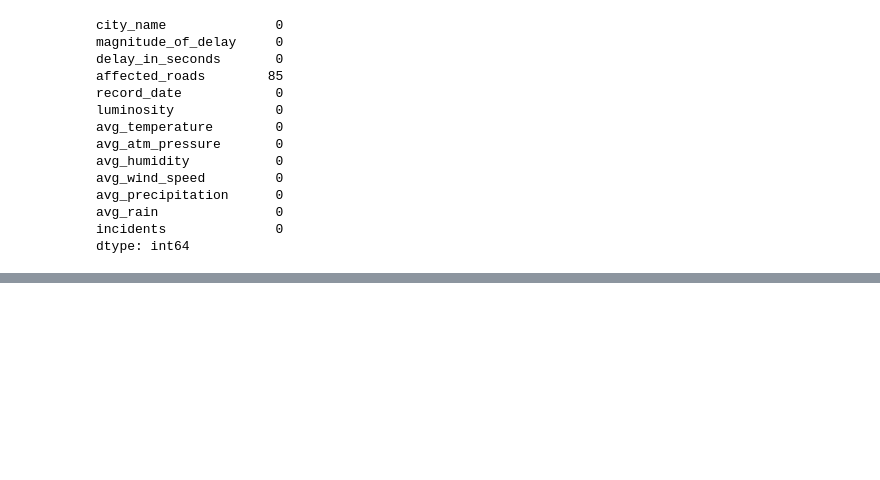
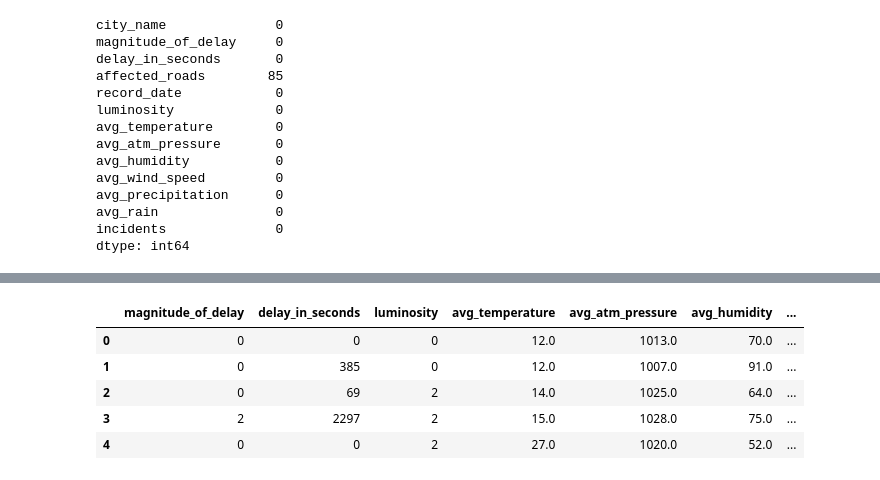
Before and after one commit to MiguelSantaCruz/DAA2022, a Jupyter notebook: Dataset Kaggle/trabalho_incidents.ipynb, the cells around one changed output, grey strips where cells are left out. Cells and saved outputs as stored; diff of their text form; code cells hidden in the pictures; blank space fills up the shorter version.

```diff
--- a/Dataset Kaggle/trabalho_incidents.ipynb
+++ b/Dataset Kaggle/trabalho_incidents.ipynb
@@ -116,0 +221,13 @@ dtype: int64
+# %%
+training.drop("record_date",axis=1,inplace = True)
+training.drop("record_minute",axis=1,inplace = True)
+training.drop("record_year",axis=1,inplace = True)
+
+training.head()
+# %% [output]
+|  | magnitude_of_delay | delay_in_seconds | luminosity | avg_temperature | avg_atm_pressure | avg_humidity | ... |
+| 0 | 0 | 0 | 0 | 12.0 | 1013.0 | 70.0 | ... |
+| 1 | 0 | 385 | 0 | 12.0 | 1007.0 | 91.0 | ... |
+| 2 | 0 | 69 | 2 | 14.0 | 1025.0 | 64.0 | ... |
+| 3 | 2 | 2297 | 2 | 15.0 | 1028.0 | 75.0 | ... |
+| 4 | 0 | 0 | 2 | 27.0 | 1020.0 | 52.0 | ... |
```
Also changed, not shown: parts of 15 cells of this notebook.
